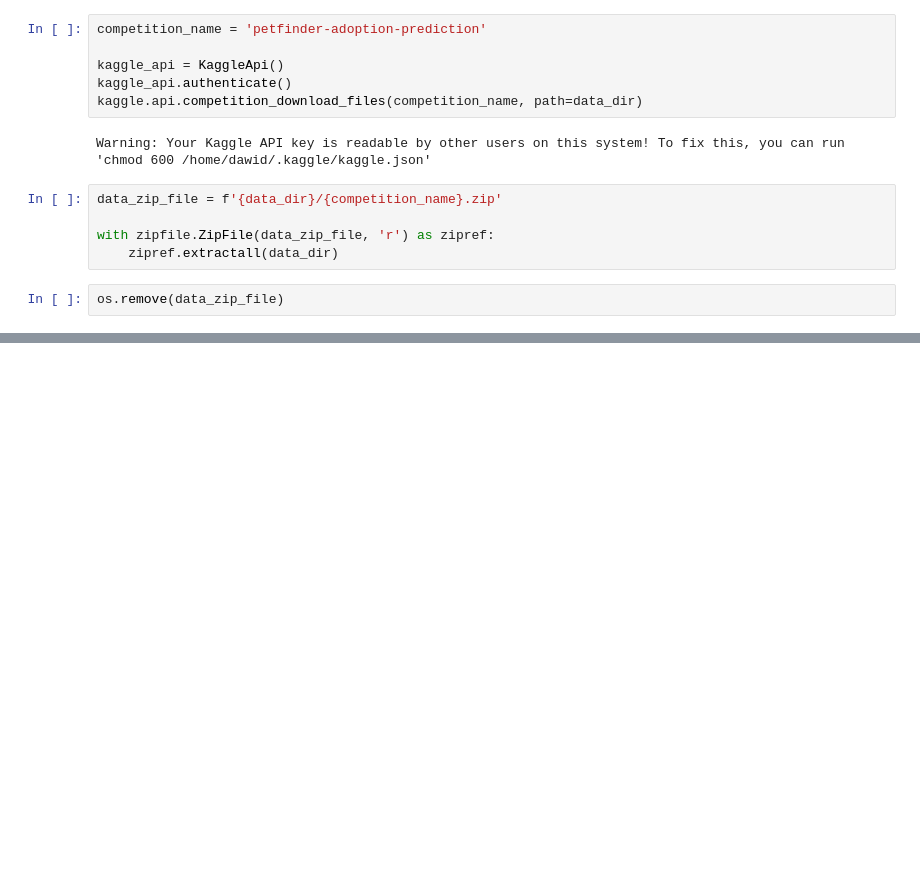
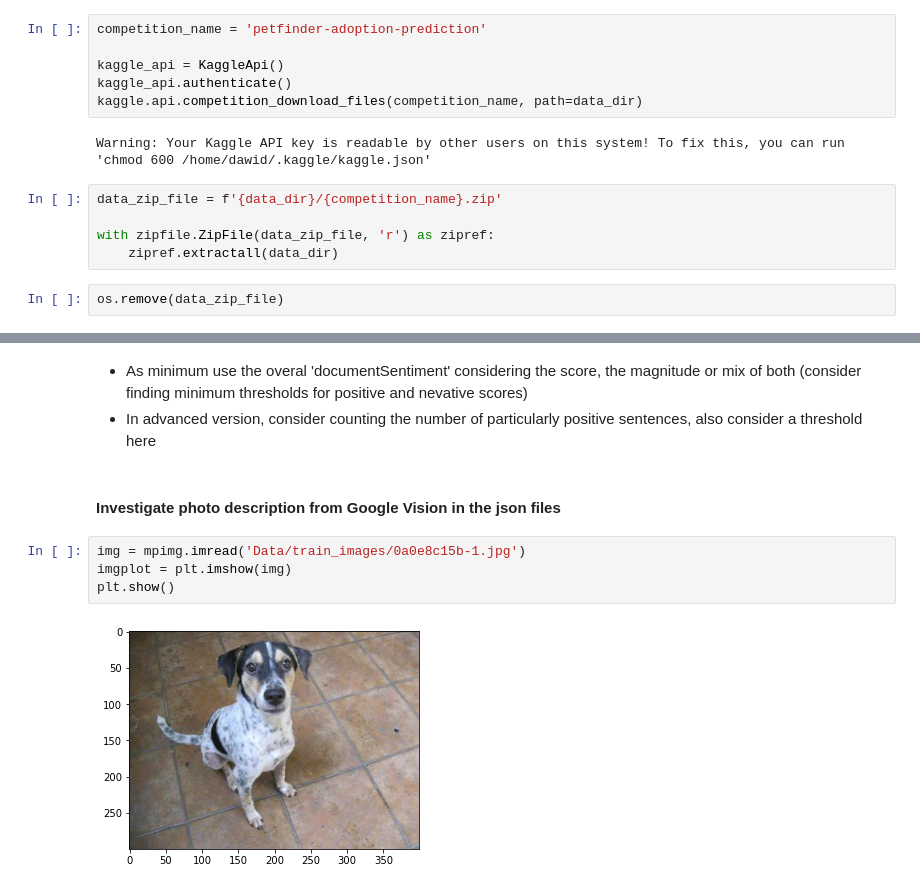
Before and after one commit to dawidjwisniewski/pet_adoption, a Jupyter notebook: petfinder_project_dw.ipynb, the cells around one changed output, grey strips where cells are left out. Cells and saved outputs as stored; diff of their text form; blank space fills up the shorter version.

Commit message:
basic data exploration

```diff
--- a/petfinder_project_dw.ipynb
+++ b/petfinder_project_dw.ipynb
@@ -36,0 +87,12 @@ os.remove(data_zip_file)
+# %% [markdown]
+* As minimum use the overal 'documentSentiment' considering the score, the magnitude or mix of both
+(consider finding minimum thresholds for positive and nevative scores)
+* In advanced version, consider counting the number of particularly positive sentences, also consider a threshold here
+# %% [markdown]
+#### Investigate photo description from Google Vision in the json files
+# %%
+img = mpimg.imread('Data/train_images/0a0e8c15b-1.jpg')
+imgplot = plt.imshow(img)
+plt.show()
+# %% [output]
+[figure, added]
```
Also changed, not shown: parts of 11 cells of this notebook.
